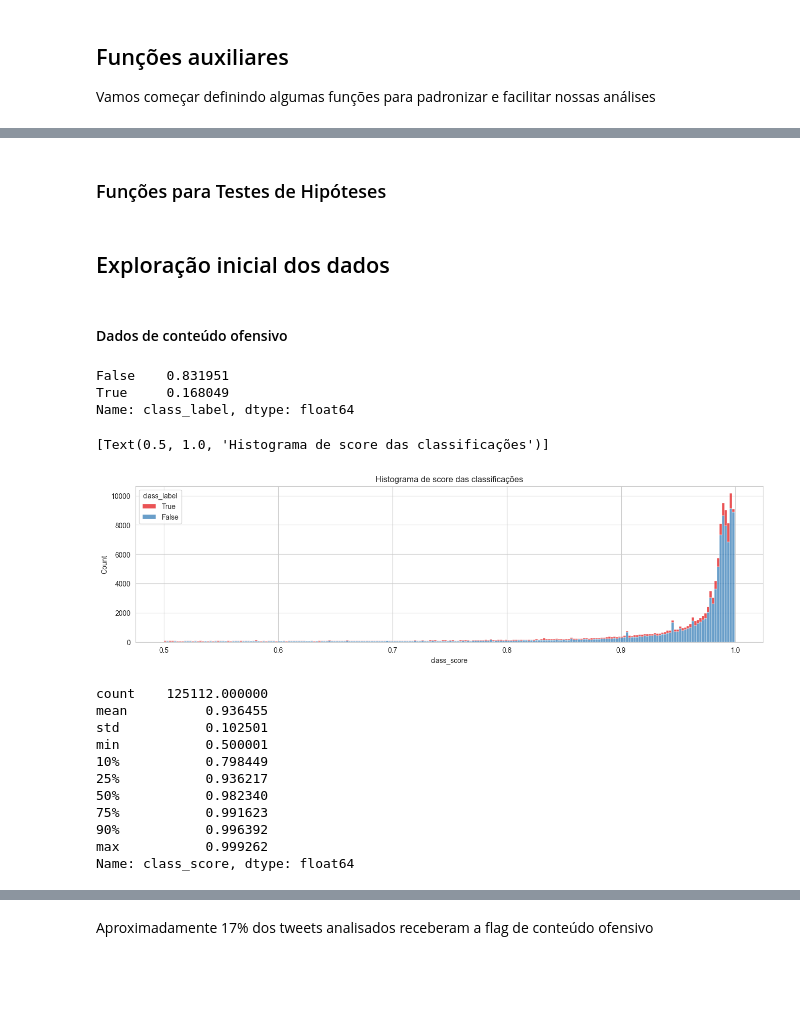
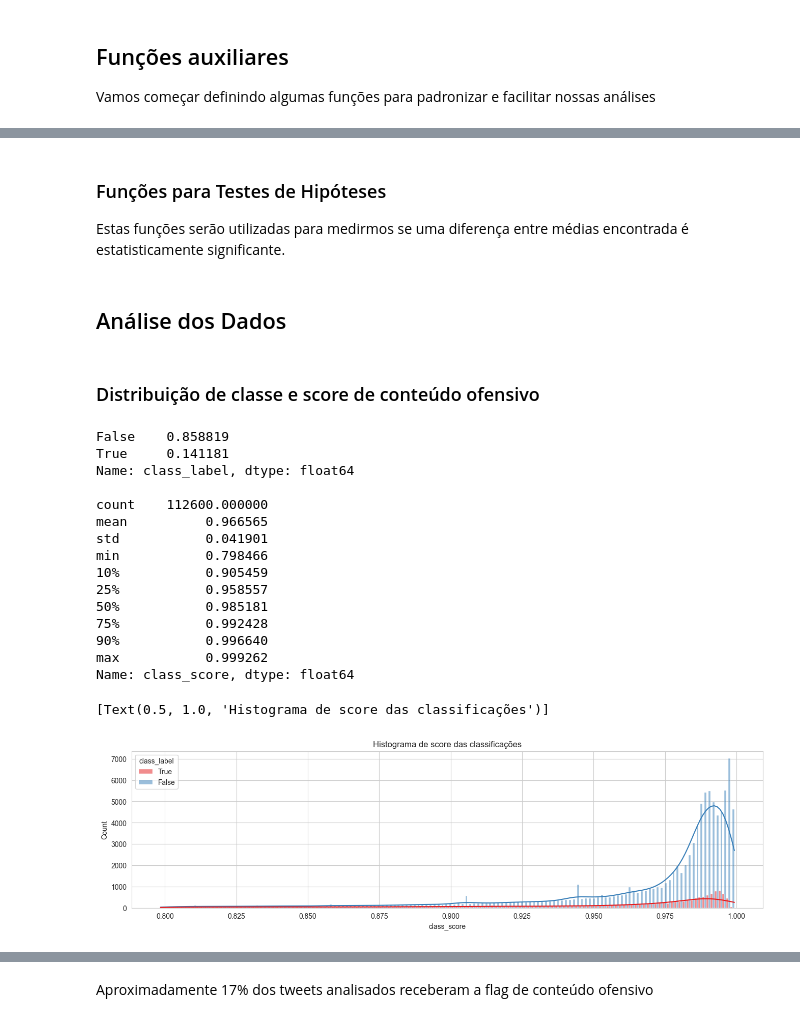
Before and after one commit to thiago-paim/projeto-tera, a Jupyter notebook: notebooks/ft_hf_results_analysis.ipynb, the cells around one changed output, grey strips where cells are left out. Cells and saved outputs as stored; diff of their text form; code cells hidden in the pictures; blank space fills up the shorter version.

Commit message:
atualizando analise de dados

```diff
--- a/notebooks/ft_hf_results_analysis.ipynb
+++ b/notebooks/ft_hf_results_analysis.ipynb
@@ -338,0 +317,18 @@ df.to_parquet(output_file)
+# %%
+def extract_account_tags(content):
+    """Remove tags de marcação de usuário em um tweet"""
+    words = content.split(' ')
+
+    def is_not_account_tag(word):
+        if len(word) > 0:
+            return word[0] != '@'
+        return True
+
+    words_list = list(filter(is_not_account_tag, words))
+    return ' '.join(words_list)
+
+df['filtered_content'] = df['content'].apply(extract_account_tags)
+# %%
+# Adicionando colunas com o tamanho dos tweets
+df['content_length'] = df['content'].str.len()
+df['filtered_content_length'] = df['filtered_content'].str.len()
@@ -338,0 +570,7 @@ df.to_parquet(output_file)
+# %%
+local_tz = pytz.timezone("America/Sao_Paulo")
+since = datetime(year=2022, month=9, day=1, tzinfo=local_tz)
+until = datetime(year=2022, month=11, day=1, tzinfo=local_tz)
+
+df = df[(df["date"] >= since) & (df["date"] <= until)]
+df.shape
@@ -338,0 +705,8 @@ df.to_parquet(output_file)
+# %%
+# Removendo tweets abaixo do limite
+max_score = 0.798449  # 10th percentil
+df = df[df['class_score'] > max_score]
+
+# Visualizando como ficou a distribuição após o filtro
+print(df.shape)
+df['class_score'].describe(percentiles=_perc)
@@ -430,5 +836,7 @@ def plot_corr_heatmap(df, figsize=(12, 4)):
 # %% [markdown]
 ### Funções para Testes de Hipóteses
+
+Estas funções serão utilizadas para medirmos se uma diferença entre médias encontrada é estatisticamente significante.
 # %%
 def t_student_test(df, x_col, y_col='class_label', y_val_0=False, y_val_1=True, alpha=0.05, print_results=True):
     """Teste T de Student para comparar a diferença entre as médias de `x_col`, agrupado de acordo com `y_col`"""
@@ -487,42 +900,43 @@ def t_test_candidate_quali_columns(cand_df, x_cols, y_col, y_val_0, y_val_1, alp
 
     return ttest_df
 # %% [markdown]
-## Exploração inicial dos dados
+## Análise dos Dados
 # %% [markdown]
-#### Dados de conteúdo ofensivo
+### Distribuição de classe e score de conteúdo ofensivo
 # %%
 # Avaliando a distribuição e score de ofensas no dataset
 print(df['class_label'].value_counts(normalize=True), '\n')
+
+print(df['class_score'].describe(percentiles=[0.1, 0.25, 0.5, 0.75, 0.9]))
 
 plt.figure(figsize=(16, 4))
 sns.histplot(
     df,
     x='class_score',
     hue='class_label',
     hue_order=[True, False],
     palette='Set1',
-    multiple='stack',
+    multiple='dodge',
+    kde=True,
 ).set(title="Histograma de score das classificações")
 # %% [output]
-False    0.831951
-True     0.168049
+False    0.858819
+True     0.141181
 Name: class_label, dtype: float64
+
+count    112600.000000
+mean          0.966565
+std           0.041901
+min           0.798466
+10%           0.905459
+25%           0.958557
+50%           0.985181
+75%           0.992428
+90%           0.996640
+max           0.999262
+Name: class_score, dtype: float64
 [Text(0.5, 1.0, 'Histograma de score das classificações')]
-[figure, old version]
+[figure, new version]
-# %%
-df['class_score'].describe(percentiles=[0.1, 0.25, 0.5, 0.75, 0.9])
-# %% [output]
-count    125112.000000
-mean          0.936455
-std           0.102501
-min           0.500001
-10%           0.798449
-25%           0.936217
-50%           0.982340
-75%           0.991623
-90%           0.996392
-max           0.999262
-Name: class_score, dtype: float64
 # %%
 plt.figure(figsize=(16, 4))
 sns.boxplot(
```
Also changed, not shown: parts of 115 cells of this notebook.
